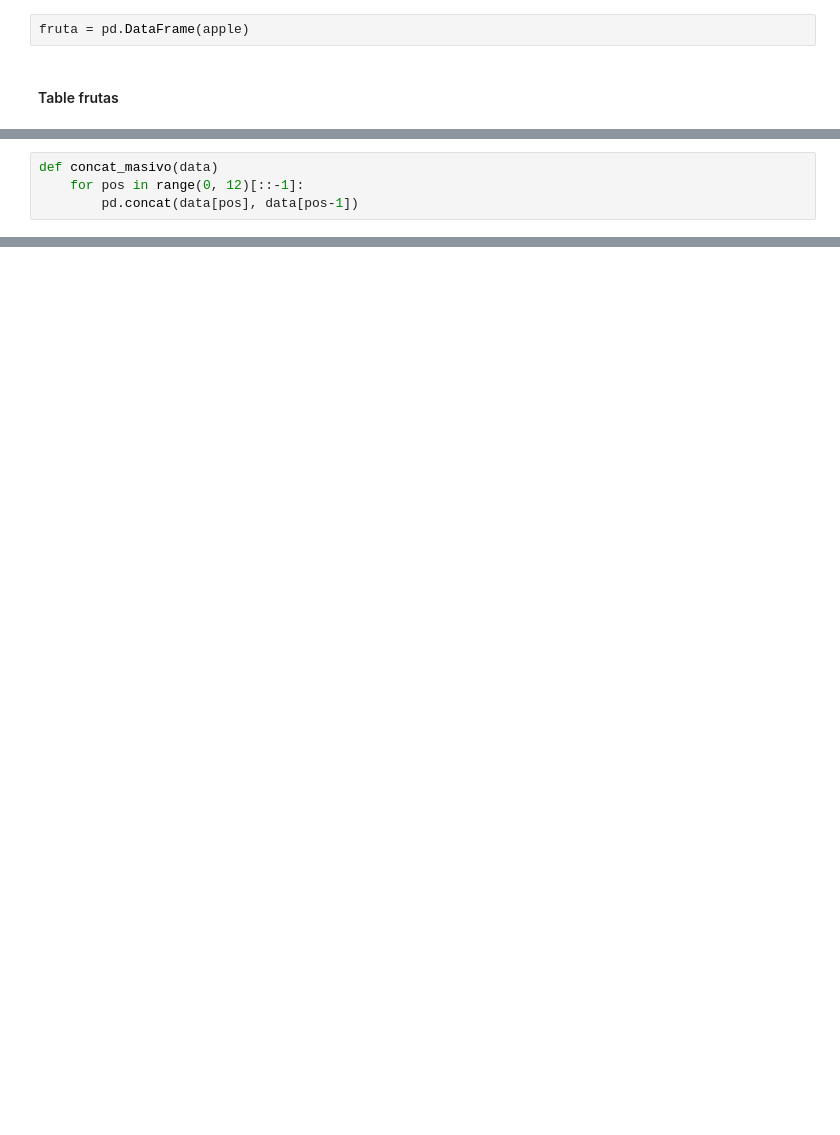
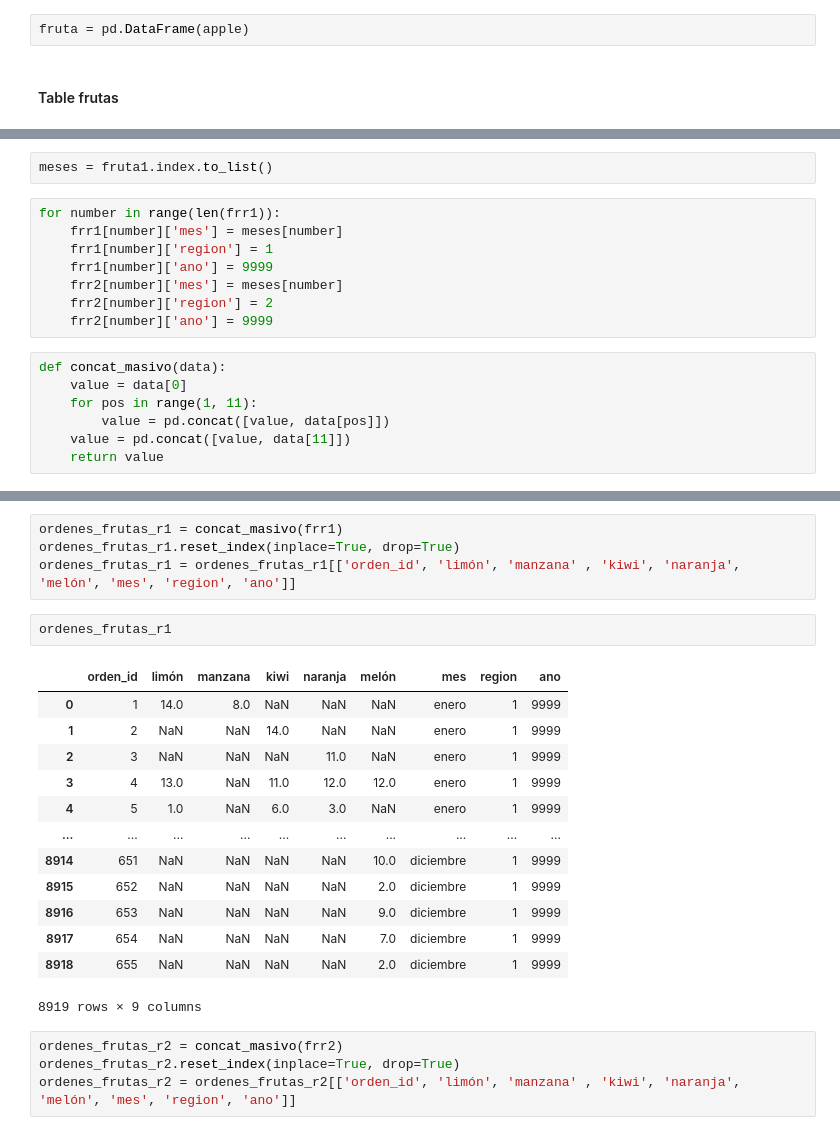
Before and after one commit to Benjaminsantander/datos_masivos, a Jupyter notebook: Tarea 1/Limpieza de Datos por Region.ipynb, the cells around one changed output, grey strips where cells are left out. Saved outputs shown, nothing was run; the diff lists cells and outputs as text; blank space fills up the shorter version.

```diff
--- a/Tarea 1/Limpieza de Datos por Region.ipynb
+++ b/Tarea 1/Limpieza de Datos por Region.ipynb
@@ -139,4 +139,17 @@ fruta
+# %%
+meses = fruta1.index.to_list()
+# %%
+for number in range(len(frr1)):
+    frr1[number]['mes'] = meses[number]
+    frr1[number]['region'] = 1
+    frr1[number]['ano'] = 9999
+    frr2[number]['mes'] = meses[number]
+    frr2[number]['region'] = 2
+    frr2[number]['ano'] = 9999
 # %%
-def concat_masivo(data)
-    for pos in range(0, 12)[::-1]:
-        pd.concat(data[pos], data[pos-1])
+def concat_masivo(data):
+    value = data[0]
+    for pos in range(1, 11):
+        value = pd.concat([value, data[pos]])
+    value = pd.concat([value, data[11]])
+    return value
@@ -142,0 +162,24 @@ def concat_masivo(data)
+# %%
+ordenes_frutas_r1 = concat_masivo(frr1)
+ordenes_frutas_r1.reset_index(inplace=True, drop=True)
+ordenes_frutas_r1 = ordenes_frutas_r1[['orden_id', 'limón', 'manzana' , 'kiwi', 'naranja', 'melón', 'mes', 'region', 'ano']]
+# %%
+ordenes_frutas_r1
+# %% [output]
+|  | orden_id | limón | manzana | kiwi | naranja | melón | mes | region | ano |
+| 0 | 1 | 14.0 | 8.0 | NaN | NaN | NaN | enero | 1 | 9999 |
+| 1 | 2 | NaN | NaN | 14.0 | NaN | NaN | enero | 1 | 9999 |
+| 2 | 3 | NaN | NaN | NaN | 11.0 | NaN | enero | 1 | 9999 |
+| 3 | 4 | 13.0 | NaN | 11.0 | 12.0 | 12.0 | enero | 1 | 9999 |
+| 4 | 5 | 1.0 | NaN | 6.0 | 3.0 | NaN | enero | 1 | 9999 |
+| ... | ... | ... | ... | ... | ... | ... | ... | ... | ... |
+| 8914 | 651 | NaN | NaN | NaN | NaN | 10.0 | diciembre | 1 | 9999 |
+| 8915 | 652 | NaN | NaN | NaN | NaN | 2.0 | diciembre | 1 | 9999 |
+| 8916 | 653 | NaN | NaN | NaN | NaN | 9.0 | diciembre | 1 | 9999 |
+| 8917 | 654 | NaN | NaN | NaN | NaN | 7.0 | diciembre | 1 | 9999 |
+| 8918 | 655 | NaN | NaN | NaN | NaN | 2.0 | diciembre | 1 | 9999 |
+8919 rows × 9 columns
+# %%
+ordenes_frutas_r2 = concat_masivo(frr2)
+ordenes_frutas_r2.reset_index(inplace=True, drop=True)
+ordenes_frutas_r2 = ordenes_frutas_r2[['orden_id', 'limón', 'manzana' , 'kiwi', 'naranja', 'melón', 'mes', 'region', 'ano']]
```
Also changed, not shown: parts of 18 cells of this notebook.
